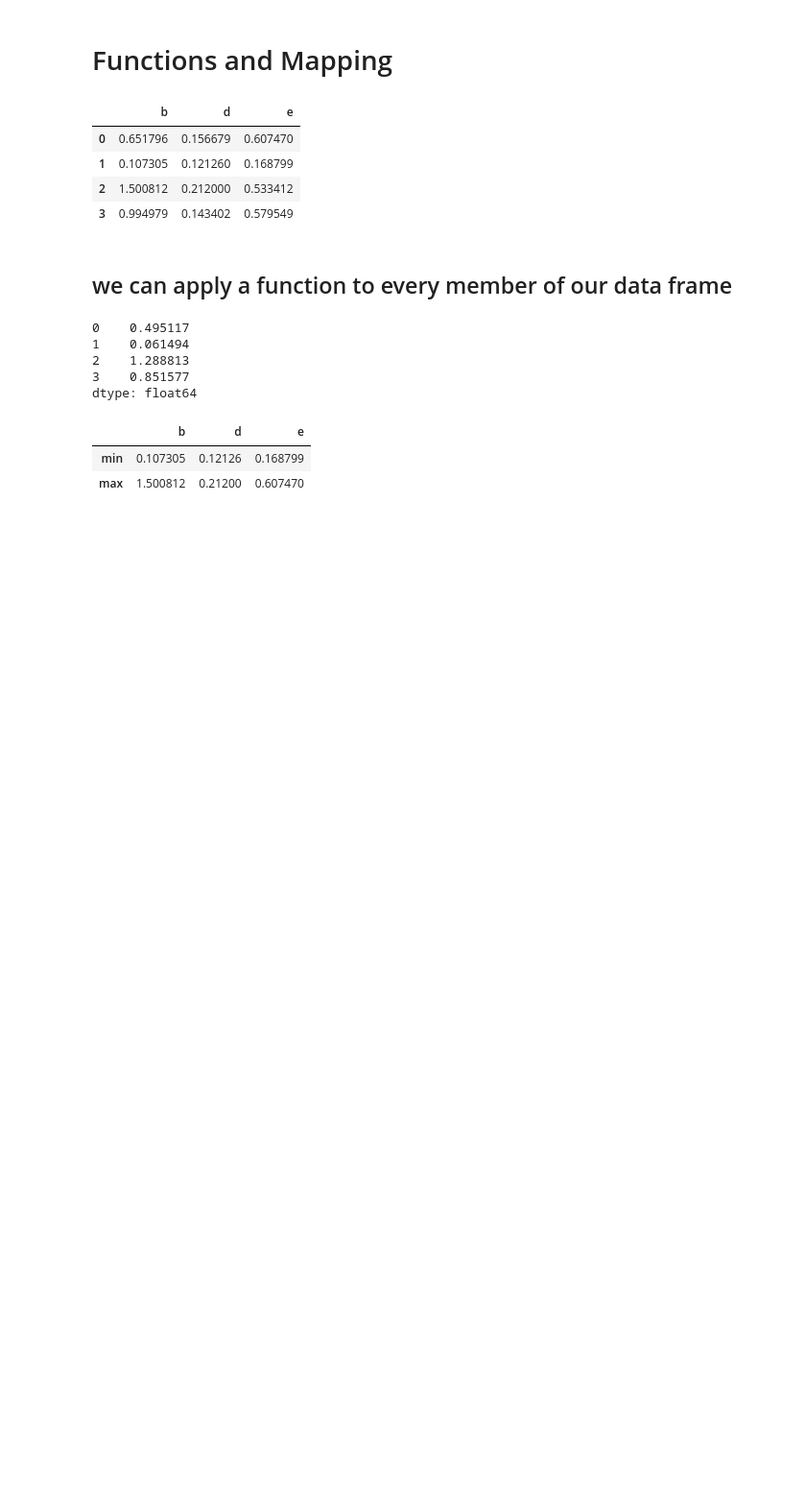
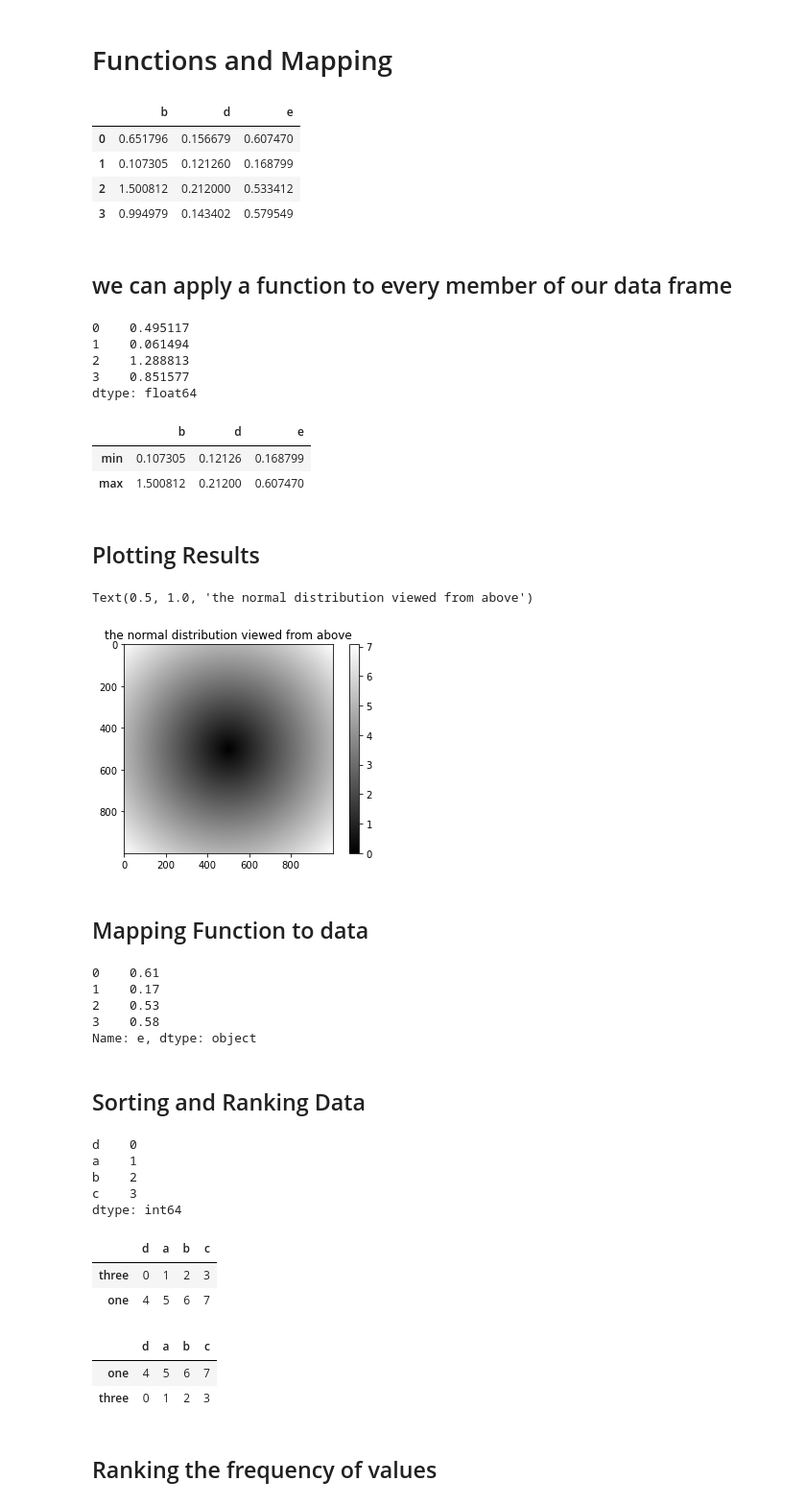
Before and after one commit to onionmccabbage/furtherAdvancedPythonSept22, a Jupyter notebook: FunctionsAndMappings.ipynb, the cells around one changed output. Shown at 96% size. Cells and saved outputs as stored; diff of their text form; code cells hidden in the pictures; blank space fills up the shorter version.

```diff
--- a/FunctionsAndMappings.ipynb
+++ b/FunctionsAndMappings.ipynb
@@ -39,3 +39,60 @@ res
 |  | b | d | e |
 | min | 0.107305 | 0.12126 | 0.168799 |
 | max | 1.500812 | 0.21200 | 0.607470 |
+# %% [markdown]
+## Plotting Results
+# %%
+import matplotlib.pyplot as plt
+points  = np.arange(-5, 5, .01) # 1000 equallty spaced numbers
+points
+xs, ys = np.meshgrid(points, points)
+z = np.sqrt(xs**2 + ys**2) # hypotenuse
+plt.imshow(z, cmap=plt.cm.gray)
+plt.colorbar()
+plt.title('the normal distribution viewed from above')
+# %% [output]
+Text(0.5, 1.0, 'the normal distribution viewed from above')
+[figure, added]
+# %% [markdown]
+## Mapping Function to data
+# %%
+format = lambda x: '%.2f' %x
+frame.applymap(format) # good idea to only collapse the accuracy when outputting
+frame['e'].map(format) # map just the column 'e'
+# %% [output]
+0    0.61
+1    0.17
+2    0.53
+3    0.58
+Name: e, dtype: object
+# %% [markdown]
+## Sorting and Ranking Data
+# %%
+o = pd.Series(range(4), index=['d','a','b','c'])
+o.sort_index()
+# o.sort_values()
+# %% [output]
+d    0
+a    1
+b    2
+c    3
+dtype: int64
+# %%
+data = np.arange(8).reshape( (2,4) )
+i = ['three', 'one']
+c = ['d', 'a', 'b', 'c']
+frame = pd.DataFrame(data, index=i, columns=c)
+frame.sort_index(axis=1, ascending=False)
+frame
+# %% [output]
+|  | d | a | b | c |
+| three | 0 | 1 | 2 | 3 |
+| one | 4 | 5 | 6 | 7 |
+# %%
+frame.sort_values(by=['b', 'a'], ascending=False)
+# %% [output]
+|  | d | a | b | c |
+| one | 4 | 5 | 6 | 7 |
+| three | 0 | 1 | 2 | 3 |
+# %% [markdown]
+## Ranking the frequency of values
```
Also changed, not shown: parts of 1 cell of this notebook.
